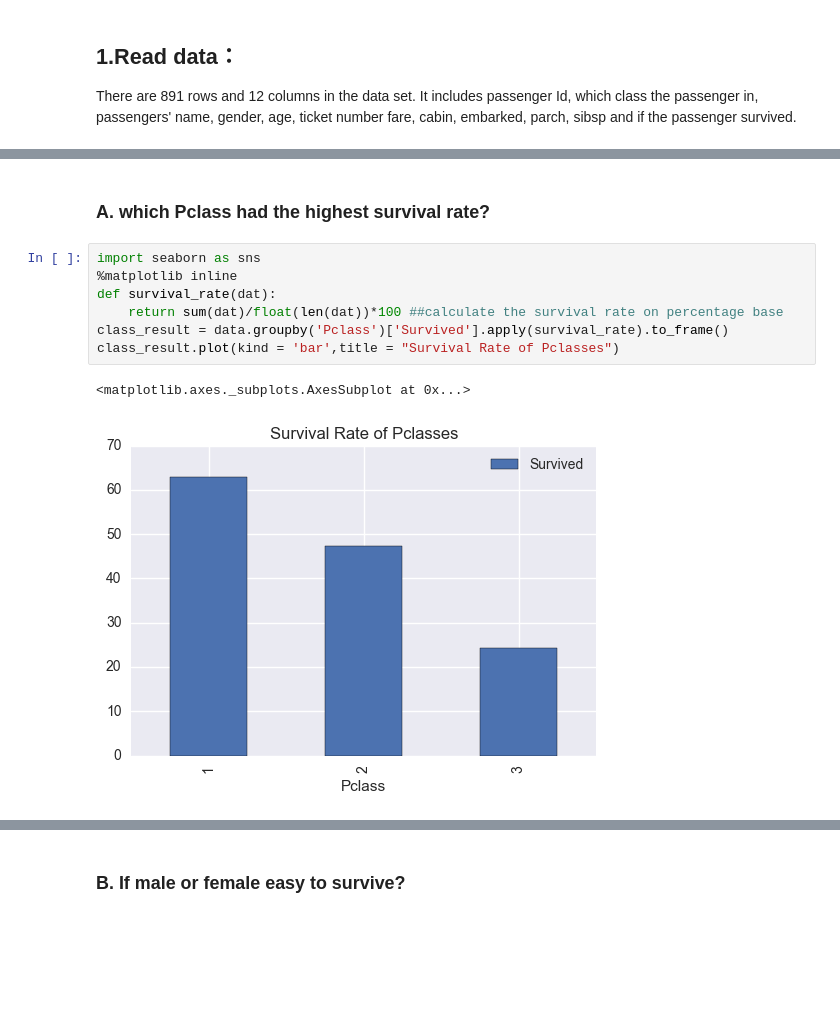
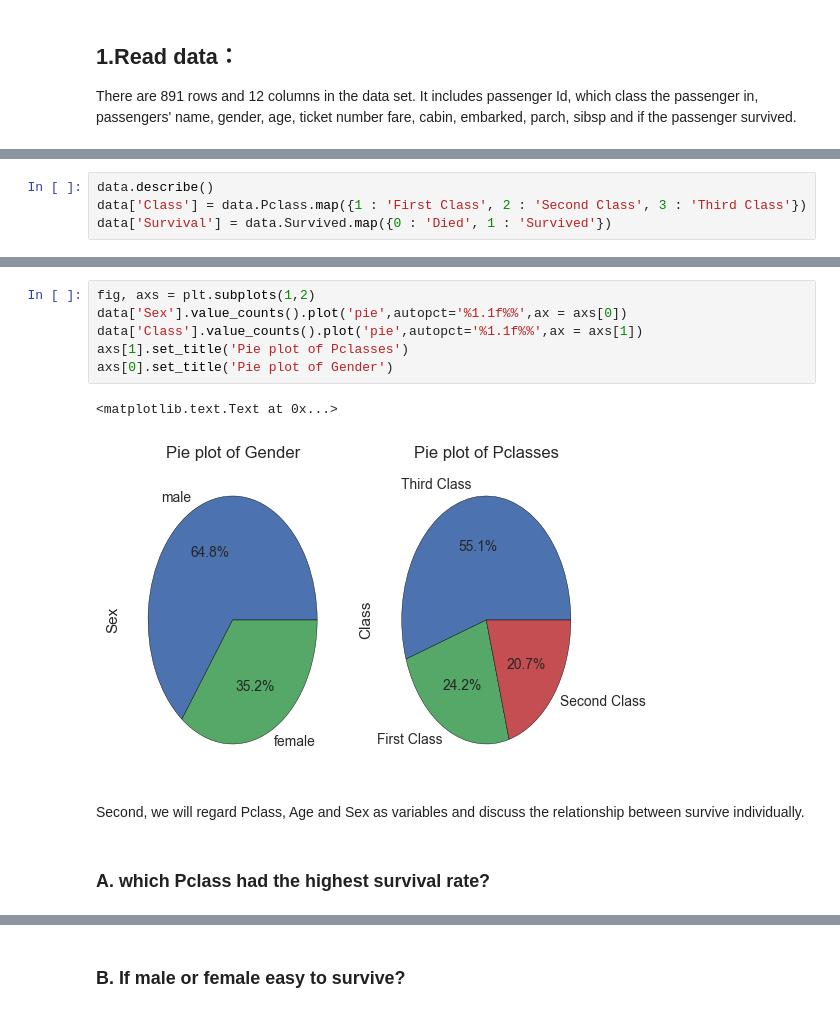
Before and after one commit to JiaoChen/data-analyst-nanodegree--Udacity, a Jupyter notebook: Titanic-data.ipynb, the cells around one changed output, grey strips where cells are left out. Saved outputs shown, nothing was run; the diff lists cells and outputs as text; blank space fills up the shorter version.

```diff
--- a/Titanic-data.ipynb
+++ b/Titanic-data.ipynb
@@ -45,0 +19,4 @@ data['Pclass'].isnull().sum()
+# %%
+data.describe()
+data['Class'] = data.Pclass.map({1 : 'First Class', 2 : 'Second Class', 3 : 'Third Class'})
+data['Survival'] = data.Survived.map({0 : 'Died', 1 : 'Survived'})
@@ -46,12 +26,13 @@ data['Pclass'].isnull().sum()
+# %%
+fig, axs = plt.subplots(1,2)
+data['Sex'].value_counts().plot('pie',autopct='%1.1f%%',ax = axs[0])
+data['Class'].value_counts().plot('pie',autopct='%1.1f%%',ax = axs[1])
+axs[1].set_title('Pie plot of Pclasses')
+axs[0].set_title('Pie plot of Gender')
+# %% [output]
+<matplotlib.text.Text at 0x...>
+[figure, added]
+# %% [markdown]
+Second, we will regard Pclass, Age and Sex as variables and discuss the relationship between survive individually.
 # %% [markdown]
 ### A. which Pclass had the highest survival rate?
-# %%
-import seaborn as sns
-%matplotlib inline
-def survival_rate(dat):
-    return sum(dat)/float(len(dat))*100 ##calculate the survival rate on percentage base
-class_result = data.groupby('Pclass')['Survived'].apply(survival_rate).to_frame()
-class_result.plot(kind = 'bar',title = "Survival Rate of Pclasses")
-# %% [output]
-<matplotlib.axes._subplots.AxesSubplot at 0x...>
-[figure, removed]
```
Also changed, not shown: parts of 57 cells of this notebook, 1 other file.
